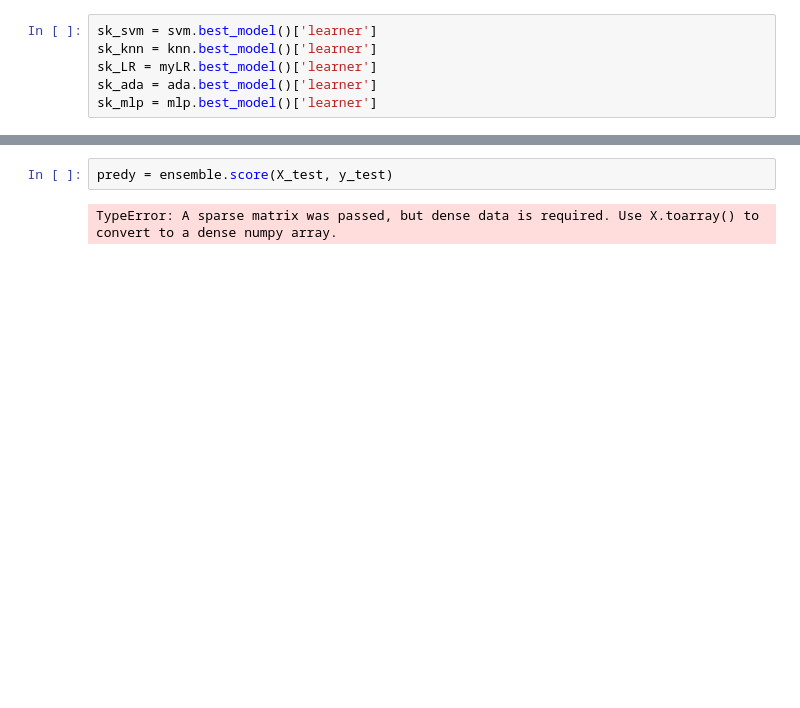
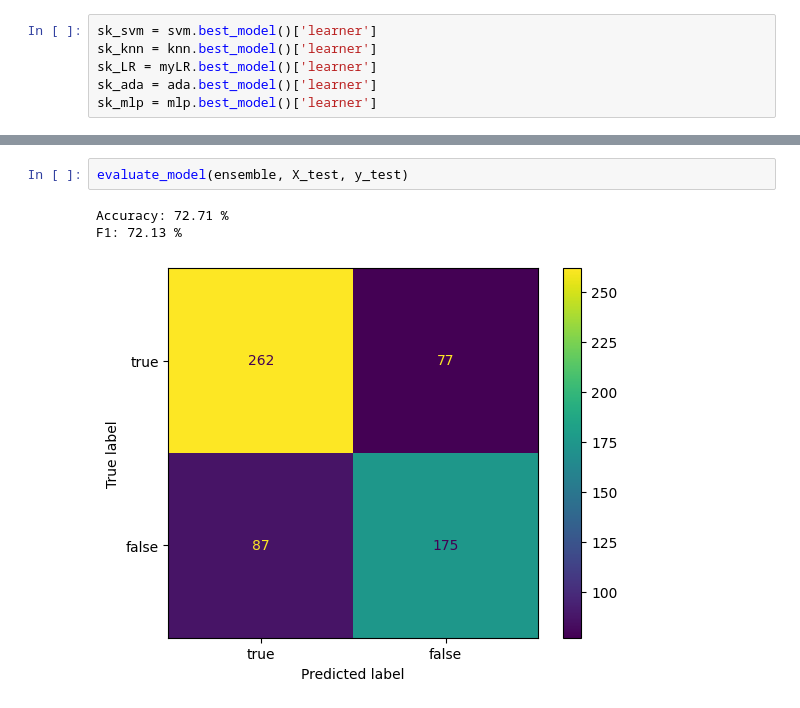
Before and after one commit to jiekelove7/wills-ensemble, a Jupyter notebook: rumour-detection-implementations.ipynb, the cells around one changed output, grey strips where cells are left out. Drawn from its saved outputs; the diff is of its cells as text; blank space fills up the shorter version.

```diff
--- a/rumour-detection-implementations.ipynb
+++ b/rumour-detection-implementations.ipynb
@@ -364,4 +365,6 @@ KNORAE(pool_classifiers=[SVC(C=1.3859124309792619, coef0=0.12068536714031086,
 # %%
-predy = ensemble.score(X_test, y_test)
+evaluate_model(ensemble, X_test, y_test)
 # %% [output]
-TypeError: A sparse matrix was passed, but dense data is required. Use X.toarray() to convert to a dense numpy array.
+Accuracy: 72.71 %
+F1: 72.13 %
+[figure, added]
```
Also changed, not shown: parts of 18 cells of this notebook, 2 other files.
